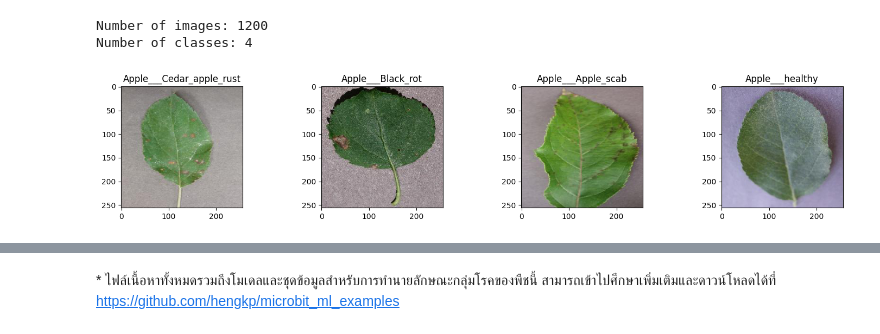
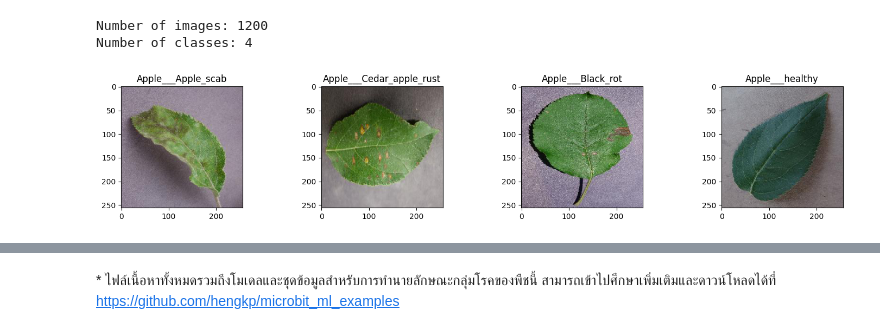
Before and after one commit to hengkp/microbit_ml_examples, a Jupyter notebook: plant disease prediction/plant_disease_prediction_sklearn.ipynb, the cells around one changed output, grey strips where cells are left out. Cells and saved outputs as stored; diff of their text form; code cells hidden in the pictures.

```diff
--- a/plant disease prediction/plant_disease_prediction_sklearn.ipynb
+++ b/plant disease prediction/plant_disease_prediction_sklearn.ipynb
@@ -11,16 +11,0 @@
-# %%
-#@title **ขั้นตอนที่ 1** เตรียมข้อมูลสำหรับเทรนโมเดล
-#@markdown เป็นขั้นตอนการดาวน์โหลดชุดข้อมูลสำหรับนำมาใช้ในการเทรนโมเดล
-#@markdown สามารถกดรันเพื่อดาวน์โหลดโฟลเดอร์ **Plant Leaf Disease Dataset**
-
-
-# ดาวน์โหลดไฟล์โมเดล
-%%shell
-git clone https://github.com/hengkp/microbit_ml_examples.git
-
-function getfile {
-    cp -R "microbit_ml_examples/plant disease prediction/$1" "$1"
-}
-
-getfile "Plant Leaf Disease Dataset.zip"
-rm -rf microbit_ml_examples
@@ -35,12 +12,21 @@ Resolving deltas: 100% (71/71), done.
 # %%
-#@title **ขั้นตอนที่ 2** เตรียมชุดรูปภาพสำหรับการเทรนโมเดล
-#@markdown เป็นขั้นตอนการเตรียมชุดข้อมูลโดยแยกรูปภาพกับชื่อกลุ่ม สำหรับนำมาใช้ในการเทรนโมเดล ประกอบด้วย<br>1. Apple__Apple_scab<br>2. Apple__healthy<br>3. Apple__Black_rot<br>4. Apple__Cedar_apple_rust<br>
+#@title **ขั้นตอนที่ 1** นำเข้าและเตรียมชุดรูปภาพสำหรับการเทรนโมเดล
+#@markdown &emsp;&emsp;&emsp;เป็นขั้นตอนการเตรียมชุดข้อมูลโดยแยกรูปภาพกับชื่อกลุ่ม สำหรับนำมาใช้ในการเทรนโมเดล<br>
+#@markdown สามารถกดรันเพื่อแสดงผลข้อมูลได้เลย โดยประกอบด้วย 4 ชุดข้อมูล ดังต่อไปนี้
+#@markdown <ol>1. Apple__Apple_scab<br>
+#@markdown 2. Apple__healthy<br>
+#@markdown 3. Apple__Black_rot<br>
+#@markdown 4. Apple__Cedar_apple_rust<br>
+#@markdown <p>* ข้อมูลที่จัดเรียงแล้วจะถูกเก็บในตัวแปรชื่อ <strong>"data"</strong></p>
 
 import os
+import subprocess
+import time
 import zipfile
 import cv2
 from glob import glob
 from skimage import io
+import pandas as pd
 import numpy as np
 import matplotlib.pyplot as plt
 from sklearn.model_selection import train_test_split
@@ -50,6 +36,24 @@ from sklearn import preprocessing
 def extract_zip(filepath):
   with zipfile.ZipFile(filepath, 'r') as zip_ref:
     zip_ref.extractall()
+
+# ฟังก์ชั่นสำหรับดาวน์โหลดข้อมูลจาก GitHub
+def run_shell_script():
+  # Clone the repository
+  subprocess.run(["git", "clone", "https://github.com/hengkp/microbit_ml_examples.git"])
+
+  # Define the function to copy the files
+  def getfile(file_name):
+      subprocess.run(["cp", "-R", f"microbit_ml_examples/plant disease prediction/{file_name}", file_name])
+
+  # Copy the required files
+  filename = "Plant Leaf Disease Dataset.zip"
+  getfile(filename)
+  extract_zip(filename)
+
+  # Remove the cloned repository
+  subprocess.run(["rm", "-rf", "microbit_ml_examples"])
+
 
 # ฟังก์ชั่นสำหรับนำเข้ารูปภาพและปรับสัดส่วนค่าสี (intensity) ให้อยู่ในช่วง 0 - 1
 def load_images(filename):
@@ -64,47 +68,43 @@ def load_images_from_folder(folder):
     images = []
     labels = []
     for foldername in glob(os.path.join(folder,"*")):
-        for filename in glob(os.path.join(foldernames[0],"*")):
+        for filename in glob(os.path.join(foldername,"*")):
             if filename.endswith('.JPG'):
                 # filepath = os.path.join(folder, foldername, filename)
                 img = load_images(filename)
                 images.append(img)
                 labels.append(foldername.split("/")[-1])  # Use folder name as the label .split('/')[-1]
     return images, labels
 
-# แตกไฟล์ชุดข้อมูล ZIP
-filename = 'Plant Leaf Disease Dataset.zip'
-extract_zip(filename)
-
 # นำเข้ารูปภาพและชื่อ class ของแต่ละรูป
-folder = 'Plant Leaf Disease Dataset'
+run_shell_script()
+folder = 'Plant Leaf Disease Dataset/train'
 images, labels = load_images_from_folder(folder)
 
-# แบ่งข้อมูลสำหรับ training และ testing
-X_train, X_test, y_train, y_test = train_test_split(images, labels, test_size=0.2, random_state=42)
+# รวมข้อมูล images และ labels เข้าด้วยกัน
+zipped_data = zip(images, labels)
 
-# ปรับตัวแปรให้สอดคล้องกับความต้องการของโมเดล
-X_train = np.array(X_train).reshape(len(X_train), -1)
-X_test = np.array(X_test).reshape(len(X_test), -1)
+# สร้างตารางข้อมูล
+globals()["data"]  = pd.DataFrame(zipped_data, columns=['images', 'labels'])
 
 # แสดงผลจำนวนรูปภาพที่ใช้และกลุ่ม class ทั้งหมด
 print("Number of images:",len(labels))
 print("Number of classes:",len(np.unique(labels)))
 print('')
 
 # แสดงผลรูปตัวอย่างในแต่ละกลุ่ม
 folder_names = [ f for f in os.listdir(folder) if not f.startswith(".") ]
 fig, axes = plt.subplots(1, len(folder_names), figsize=(15, 3))
 for i, folder_name in enumerate(folder_names):
     file_names = os.listdir(os.path.join(folder, folder_name))
     image_path = os.path.join(folder, folder_name, file_names[0])
     image = io.imread(image_path)
     axes[i].imshow(image)
     axes[i].set_title(folder_name)
 plt.tight_layout()
 plt.show()
 # %% [output]
 Number of images: 1200
 Number of classes: 4
-[figure, old version]
+[figure, new version]
 # %%
```
Also changed, not shown: parts of 6 cells of this notebook.
